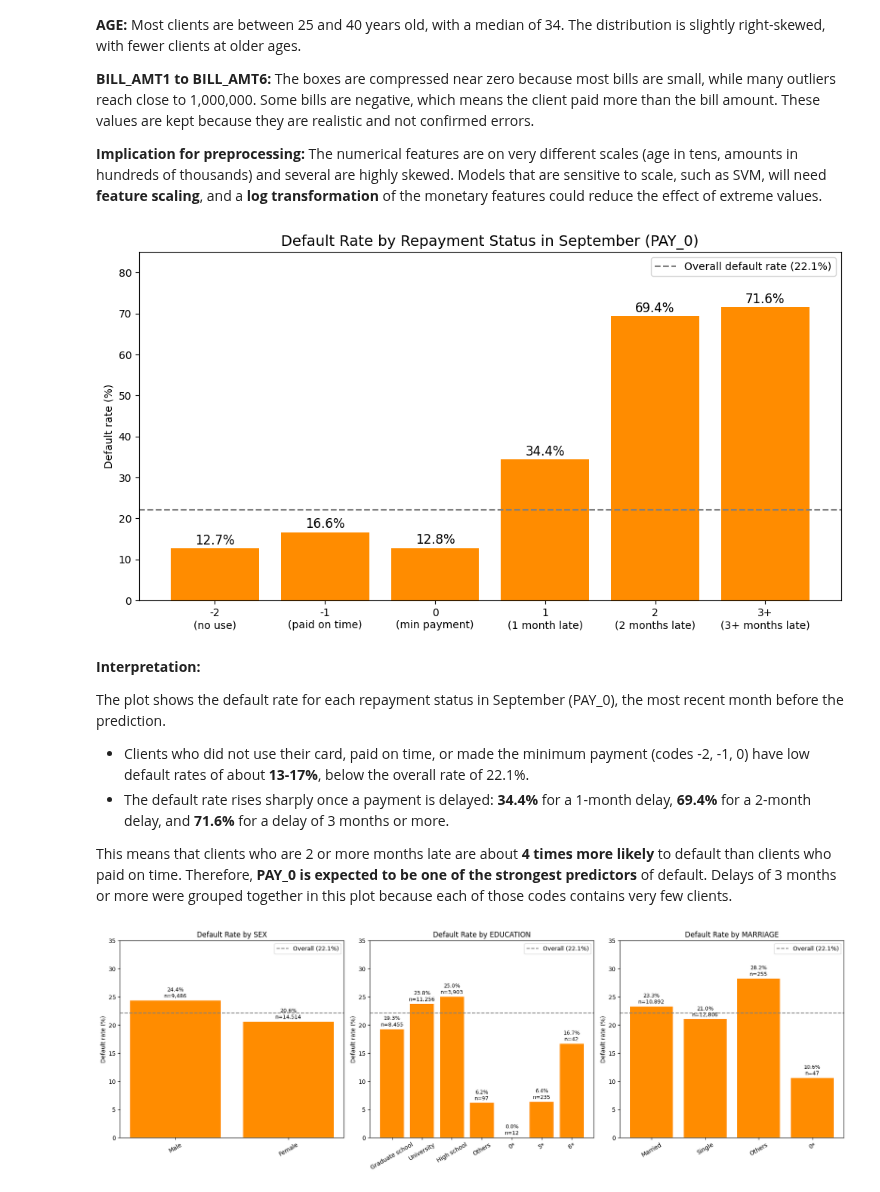
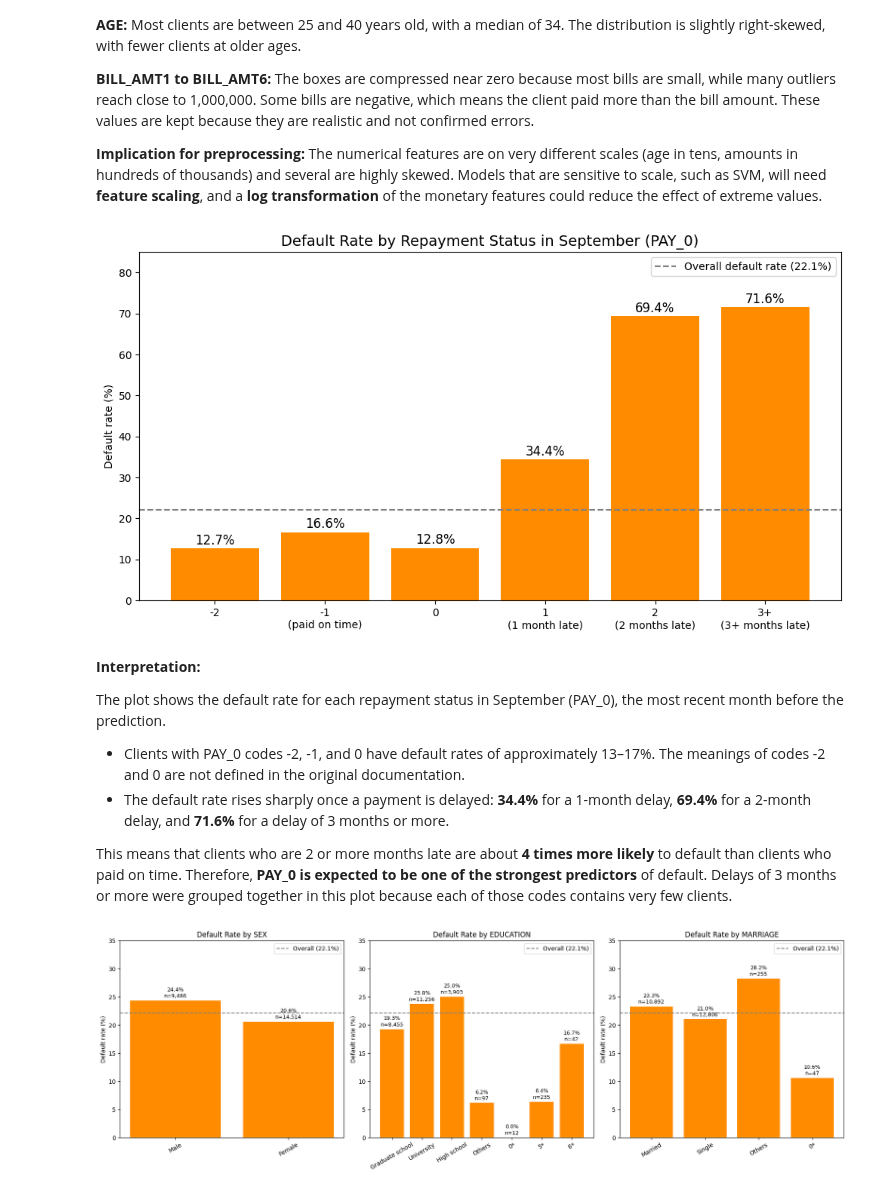
Before and after one commit to r-raghad/SWE485-Project-Group1, a Jupyter notebook: Phase1_Data_Exploration.ipynb, the cells around one changed output. Drawn from its saved outputs; the diff is of its cells as text; code cells hidden in the pictures.

```diff
--- a/Phase1_Data_Exploration.ipynb
+++ b/Phase1_Data_Exploration.ipynb
@@ -813,33 +811,34 @@ plt.show()
 # %%
 pay0_grouped = eda_train["PAY_0"].clip(upper=3)
 
 default_rate = eda_train.groupby(pay0_grouped)[target].mean() * 100
 
-labels = ["-2\n(no use)", "-1\n(paid on time)", "0\n(min payment)",
-          "1\n(1 month late)", "2\n(2 months late)", "3+\n(3+ months late)"]
+labels = ["-2", "-1\n(paid on time)", "0",
+          "1\n(1 month late)", "2\n(2 months late)",
+          "3+\n(3+ months late)"]
 
 plt.figure(figsize=(12, 6))
 plt.bar(labels, default_rate.values, color="darkorange")
 
 overall = eda_train[target].mean() * 100
 plt.axhline(overall, color="gray", linestyle="--", label=f"Overall default rate ({overall:.1f}%)")
 
 for i, v in enumerate(default_rate.values):
     plt.text(i, v + 1, f"{v:.1f}%", ha="center", fontsize=12)
 
 plt.title("Default Rate by Repayment Status in September (PAY_0)", fontsize=14)
 plt.ylabel("Default rate (%)")
 plt.ylim(0, 85)
 plt.legend()
 plt.show()
 # %% [output]
-[figure, old version]
+[figure, new version]
 # %% [markdown]
 **Interpretation:**
 
 The plot shows the default rate for each repayment status in September (PAY_0), the most recent month before the prediction.
 
-- Clients who did not use their card, paid on time, or made the minimum payment (codes -2, -1, 0) have low default rates of about **13-17%**, below the overall rate of 22.1%.
+- Clients with PAY_0 codes -2, -1, and 0 have default rates of approximately 13–17%. The meanings of codes -2 and 0 are not defined in the original documentation.
 - The default rate rises sharply once a payment is delayed: **34.4%** for a 1-month delay, **69.4%** for a 2-month delay, and **71.6%** for a delay of 3 months or more.
 
 This means that clients who are 2 or more months late are about **4 times more likely** to default than clients who paid on time. Therefore, **PAY_0 is expected to be one of the strongest predictors** of default. Delays of 3 months or more were grouped together in this plot because each of those codes contains very few clients.
```
Also changed, not shown: parts of 3 cells of this notebook.
